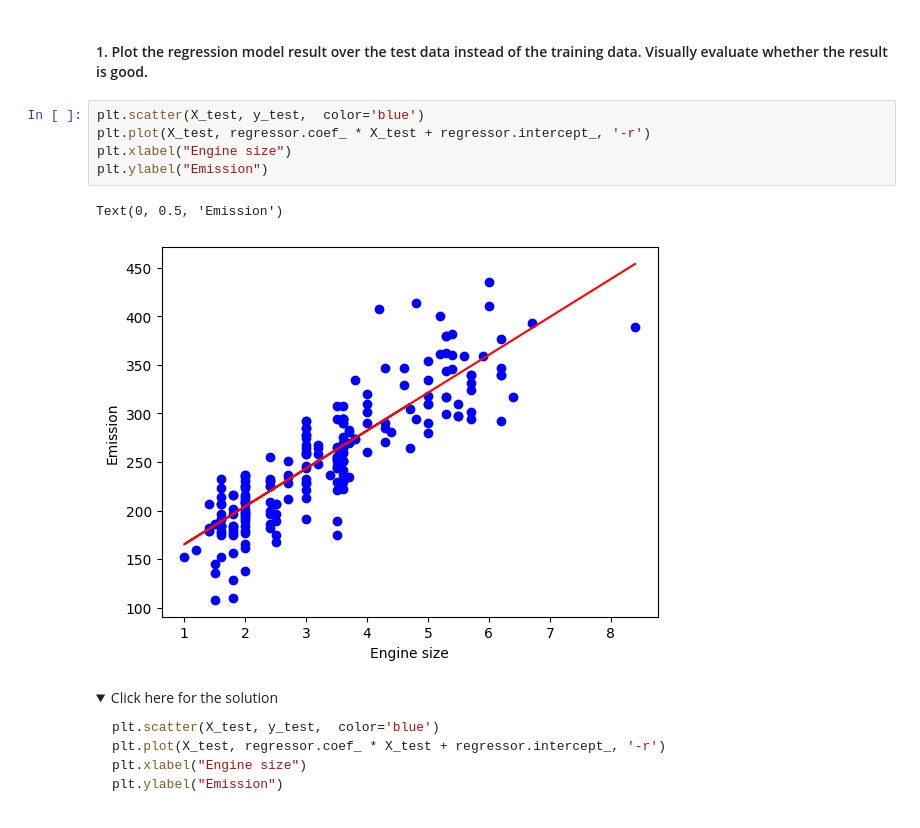
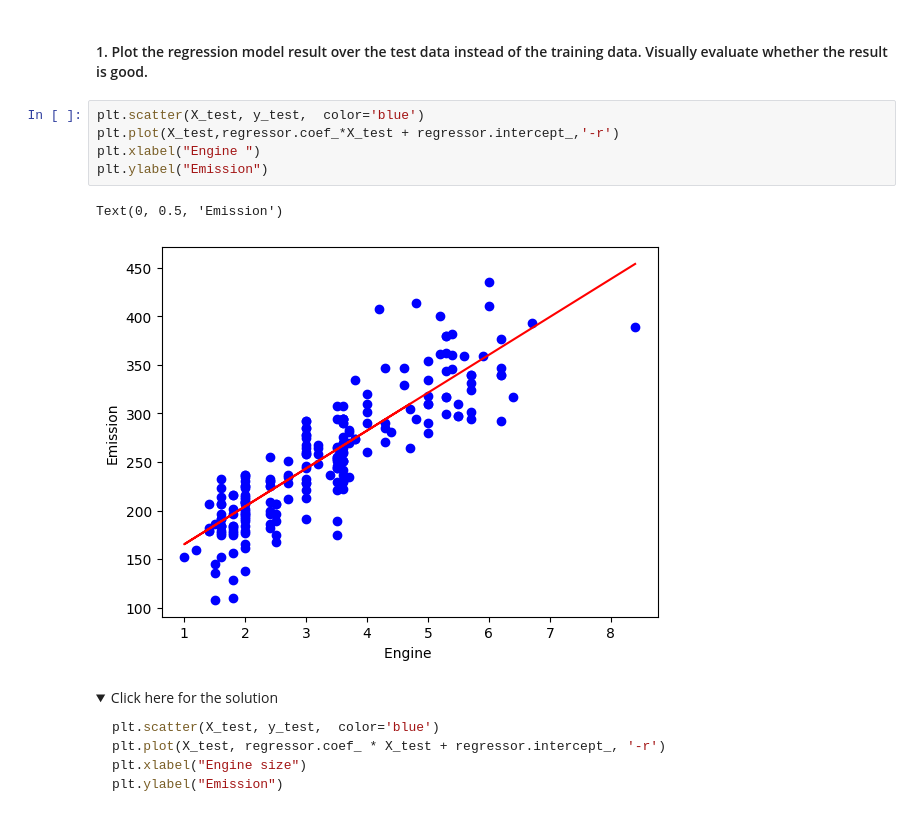
Before and after one commit to Shyzo/IBM-ai-engineer-course, a Jupyter notebook: LinearRegression/Simple-Linear-Regression.ipynb, the cells around one changed output. Saved outputs shown, nothing was run; the diff lists cells and outputs as text; folded sections open.

```diff
--- a/LinearRegression/Simple-Linear-Regression.ipynb
+++ b/LinearRegression/Simple-Linear-Regression.ipynb
@@ -285,12 +285,12 @@ R2-score: 0.76
 #### 1. Plot the regression model result over the test data instead of the training data. Visually evaluate whether the result is good.
 # %%
 plt.scatter(X_test, y_test,  color='blue')
-plt.plot(X_test, regressor.coef_ * X_test + regressor.intercept_, '-r')
-plt.xlabel("Engine size")
+plt.plot(X_test,regressor.coef_*X_test + regressor.intercept_,'-r')
+plt.xlabel("Engine ")
 plt.ylabel("Emission")
 # %% [output]
 Text(0, 0.5, 'Emission')
-[figure, old version]
+[figure, new version]
 # %% [markdown]
 <details><summary>Click here for the solution</summary>
 
```
Also changed, not shown: parts of 6 cells of this notebook.
